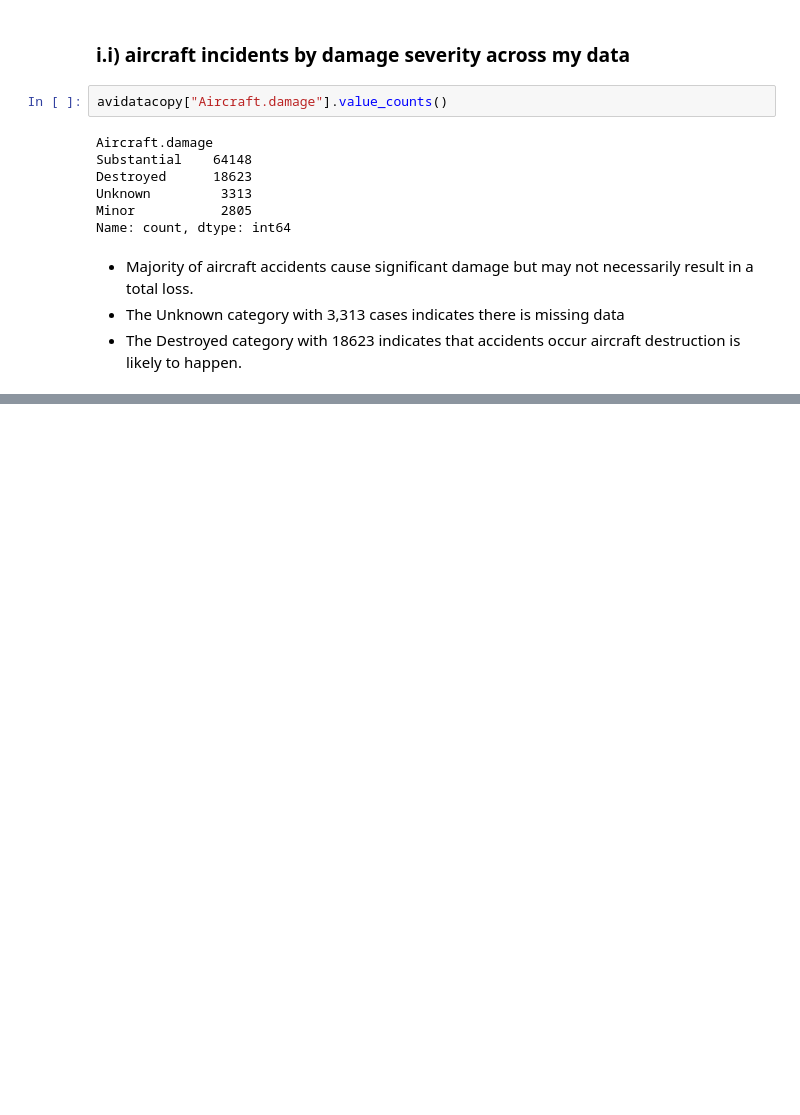
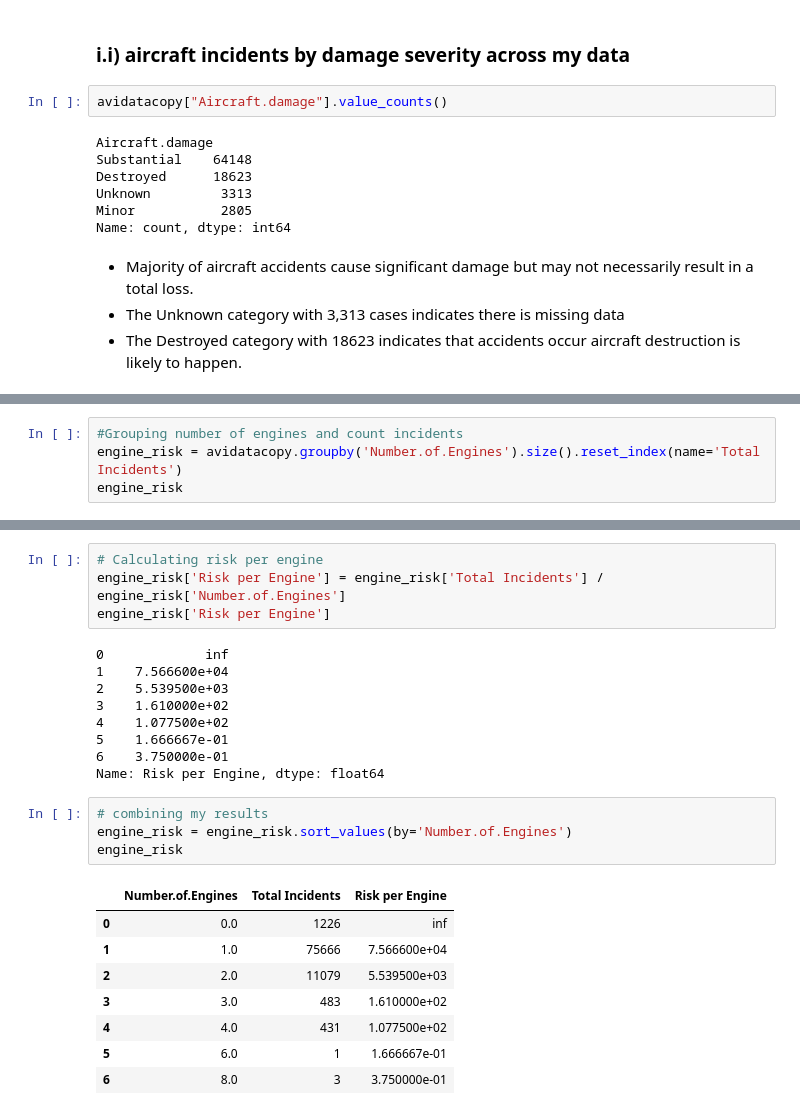
Before and after one commit to FAITHKAMANDE/AviData-Analytics, a Jupyter notebook: NoteBook.ipynb, the cells around one changed output, grey strips where cells are left out. Drawn from its saved outputs; the diff is of its cells as text; blank space fills up the shorter version.

```diff
--- a/NoteBook.ipynb
+++ b/NoteBook.ipynb
@@ -964,0 +986,4 @@ Name: count, dtype: int64
+# %%
+#Grouping number of engines and count incidents
+engine_risk = avidatacopy.groupby('Number.of.Engines').size().reset_index(name='Total Incidents')
+engine_risk
@@ -964,0 +999,26 @@ Name: count, dtype: int64
+# %%
+# Calculating risk per engine
+engine_risk['Risk per Engine'] = engine_risk['Total Incidents'] / engine_risk['Number.of.Engines']
+engine_risk['Risk per Engine']
+# %% [output]
+0             inf
+1    7.566600e+04
+2    5.539500e+03
+3    1.610000e+02
+4    1.077500e+02
+5    1.666667e-01
+6    3.750000e-01
+Name: Risk per Engine, dtype: float64
+# %%
+# combining my results
+engine_risk = engine_risk.sort_values(by='Number.of.Engines')
+engine_risk
+# %% [output]
+|  | Number.of.Engines | Total Incidents | Risk per Engine |
+| 0 | 0.0 | 1226 | inf |
+| 1 | 1.0 | 75666 | 7.566600e+04 |
+| 2 | 2.0 | 11079 | 5.539500e+03 |
+| 3 | 3.0 | 483 | 1.610000e+02 |
+| 4 | 4.0 | 431 | 1.077500e+02 |
+| 5 | 6.0 | 1 | 1.666667e-01 |
+| 6 | 8.0 | 3 | 3.750000e-01 |
```
Also changed, not shown: parts of 8 cells of this notebook.
